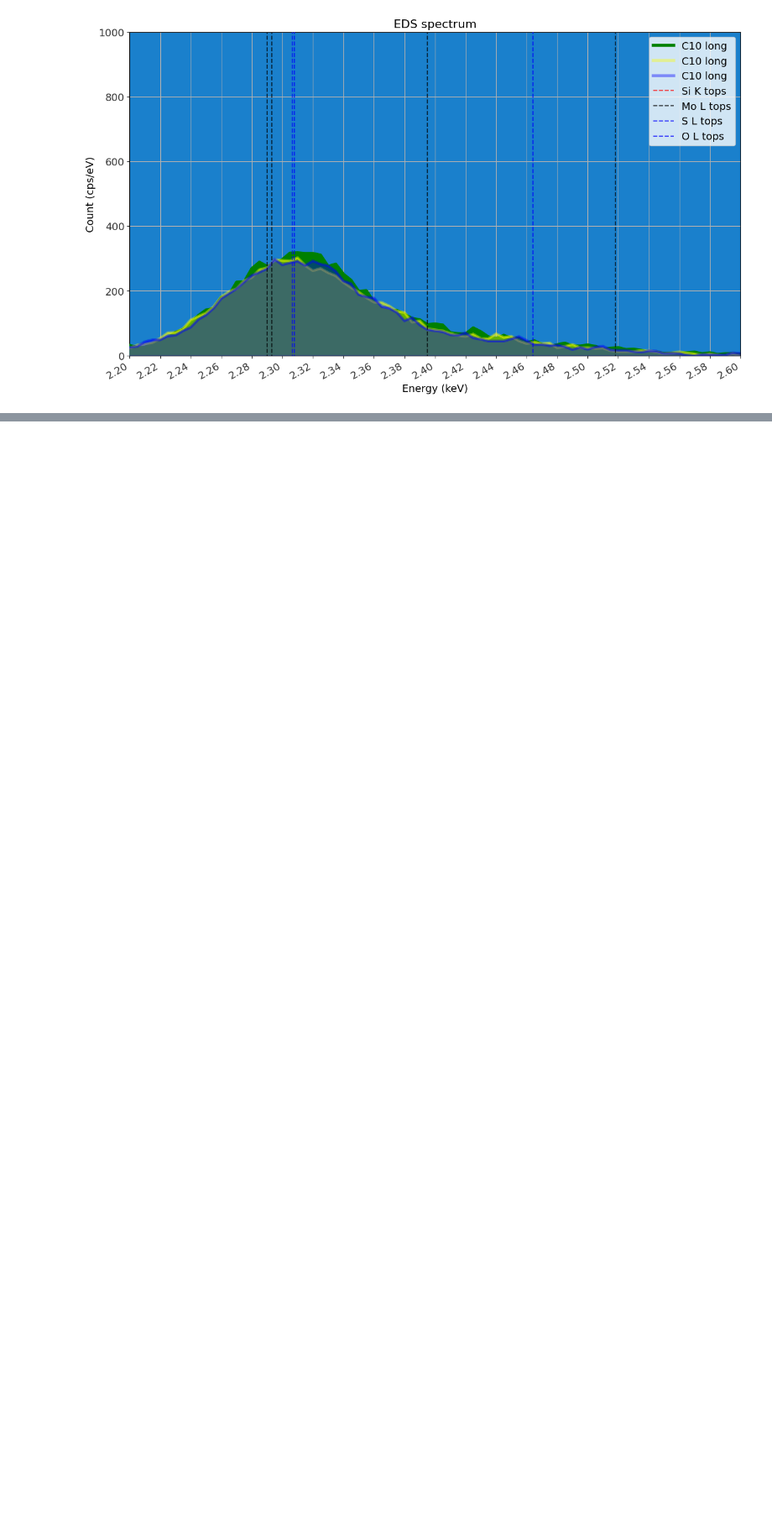
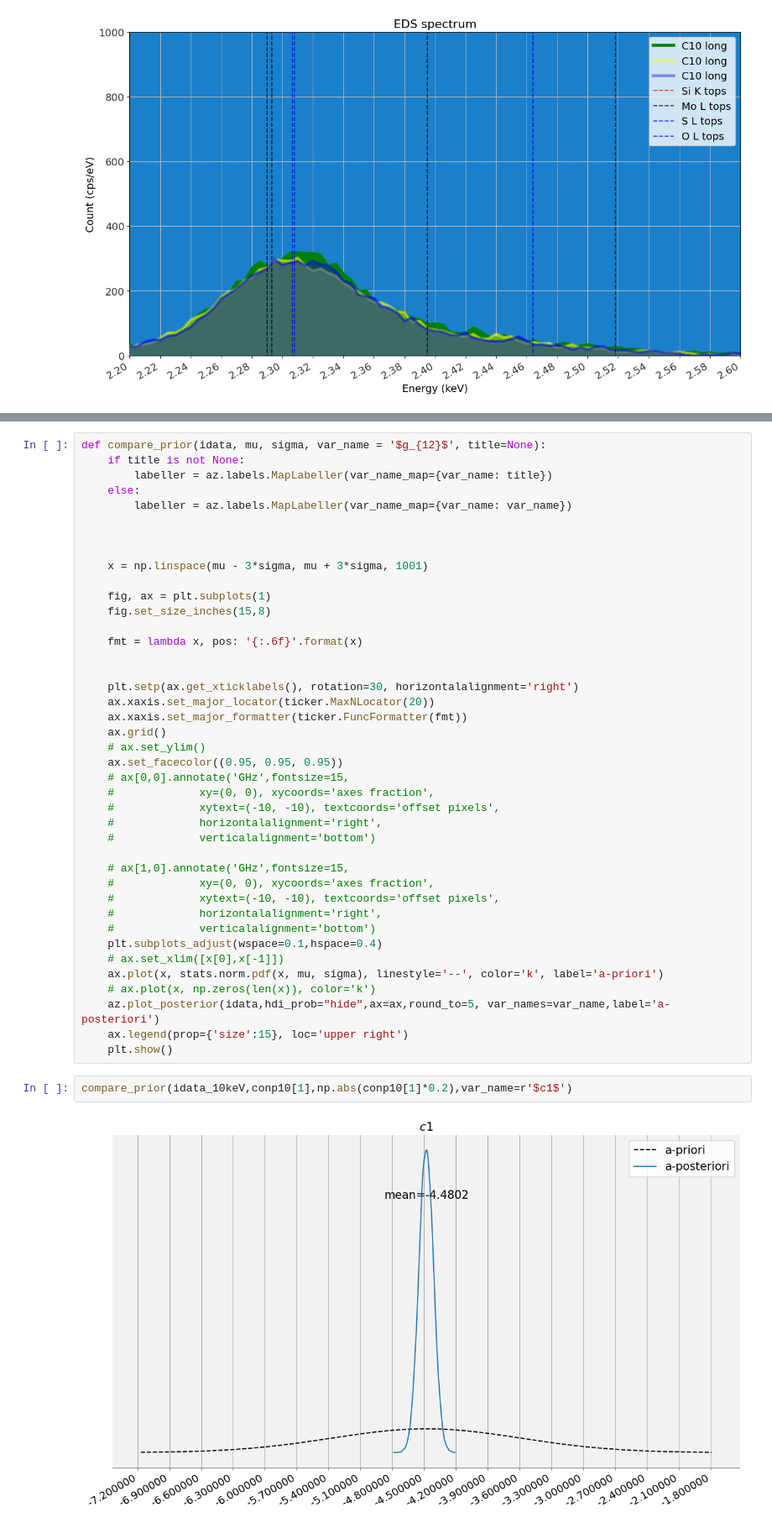
Before and after one commit to Lionfish30/Sommarjobb-2024, a Jupyter notebook: Data Importer.ipynb, the cells around one changed output, grey strips where cells are left out. Shown: that part at 84% size. Cells and saved outputs as stored; diff of their text form; blank space fills up the shorter version.

```diff
--- a/Data Importer.ipynb
+++ b/Data Importer.ipynb
@@ -590,0 +615,45 @@ plt.show()
+# %%
+def compare_prior(idata, mu, sigma, var_name = '$g_{12}$', title=None):
+    if title is not None:
+        labeller = az.labels.MapLabeller(var_name_map={var_name: title})
+    else:
+        labeller = az.labels.MapLabeller(var_name_map={var_name: var_name})
+
+
+
+    x = np.linspace(mu - 3*sigma, mu + 3*sigma, 1001)
+
+    fig, ax = plt.subplots(1)
+    fig.set_size_inches(15,8)
+
+    fmt = lambda x, pos: '{:.6f}'.format(x)
+
+
+    plt.setp(ax.get_xticklabels(), rotation=30, horizontalalignment='right')
+    ax.xaxis.set_major_locator(ticker.MaxNLocator(20))
+    ax.xaxis.set_major_formatter(ticker.FuncFormatter(fmt))
+    ax.grid()
+    # ax.set_ylim()
+    ax.set_facecolor((0.95, 0.95, 0.95))
+    # ax[0,0].annotate('GHz',fontsize=15,
+    #             xy=(0, 0), xycoords='axes fraction',
+    #             xytext=(-10, -10), textcoords='offset pixels',
+    #             horizontalalignment='right',
+    #             verticalalignment='bottom')
+
+    # ax[1,0].annotate('GHz',fontsize=15,
+    #             xy=(0, 0), xycoords='axes fraction',
+    #             xytext=(-10, -10), textcoords='offset pixels',
+    #             horizontalalignment='right',
+    #             verticalalignment='bottom')
+    plt.subplots_adjust(wspace=0.1,hspace=0.4)
+    # ax.set_xlim([x[0],x[-1]])
+    ax.plot(x, stats.norm.pdf(x, mu, sigma), linestyle='--', color='k', label='a-priori')
+    # ax.plot(x, np.zeros(len(x)), color='k')
+    az.plot_posterior(idata,hdi_prob="hide",ax=ax,round_to=5, var_names=var_name,label='a-posteriori')
+    ax.legend(prop={'size':15}, loc='upper right')
+    plt.show()
+# %%
+compare_prior(idata_10keV,conp10[1],np.abs(conp10[1]*0.2),var_name=r'$c1$')
+# %% [output]
+[figure, added]
```
Also changed, not shown: parts of 9 cells of this notebook.
